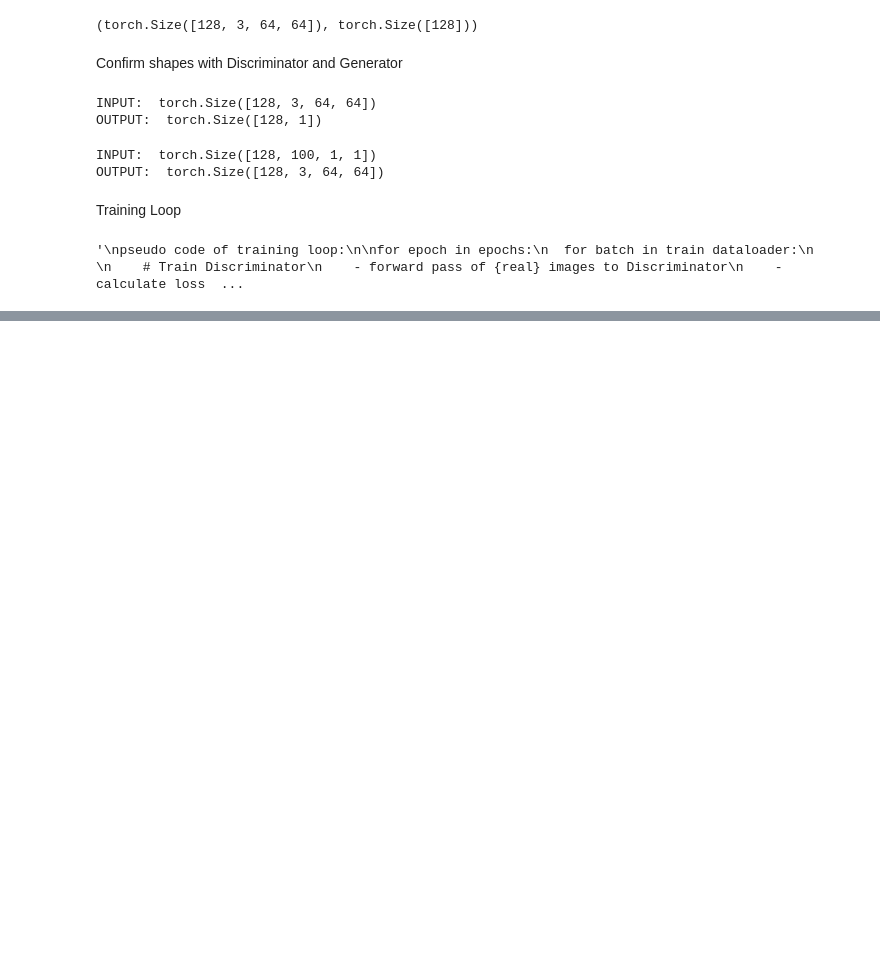
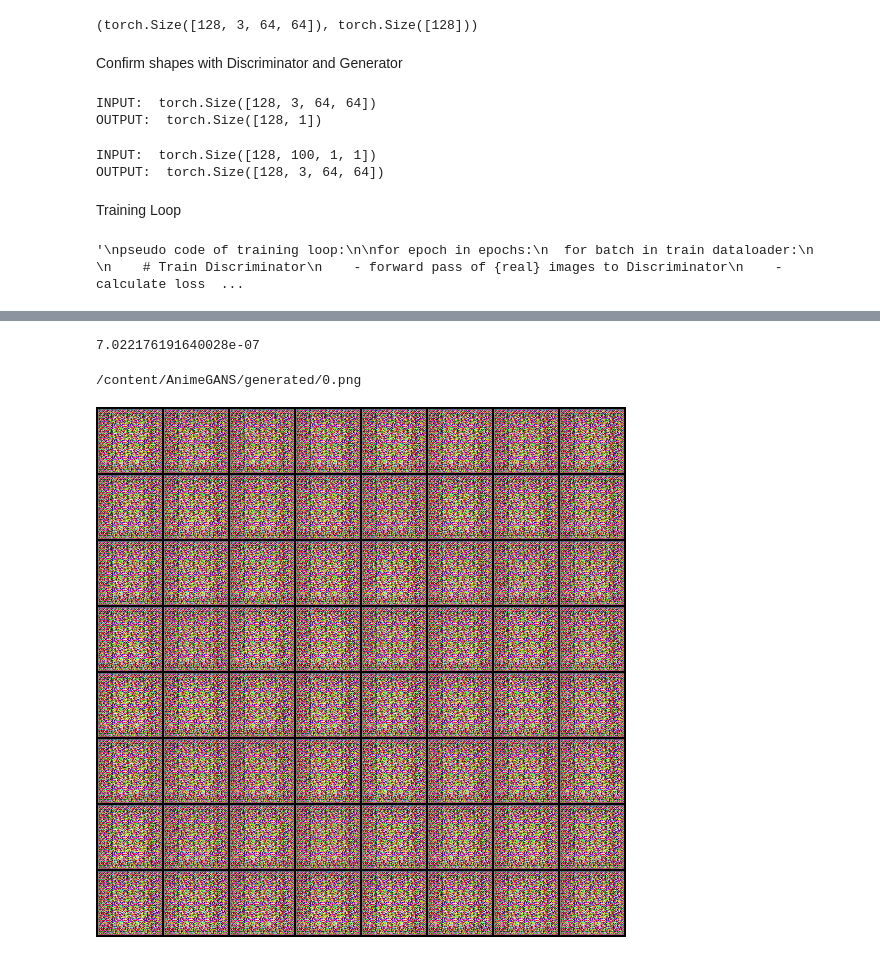
Before and after one commit to rbarman/AnimeGANs, a Jupyter notebook: Anime_face_GAN.ipynb, the cells around one changed output, grey strips where cells are left out. Saved outputs shown, nothing was run; the diff lists cells and outputs as text; code cells hidden in the pictures; blank space fills up the shorter version.

Commit message:
train generator + save samples to disk

```diff
--- a/Anime_face_GAN.ipynb
+++ b/Anime_face_GAN.ipynb
@@ -245,0 +265,5 @@ def train_generator():
+# %%
+optimizerG = torch.optim.Adam(generator.parameters(), lr=0.0002, betas=(0.5, 0.999))
+train_generator()
+# %% [output]
+7.022176191640028e-07
@@ -245,0 +287,9 @@ def train_generator():
+# %%
+noise = torch.randn(BATCH_SIZE, LATENT_SIZE, 1, 1, device=device)
+save_generated_samples(0,noise)
+# %% [output]
+/content/AnimeGANS/generated/0.png
+# %%
+display_image('/content/AnimeGANS/generated/0.png')
+# %% [output]
+[figure, added]
```
Also changed, not shown: parts of 6 cells of this notebook.
